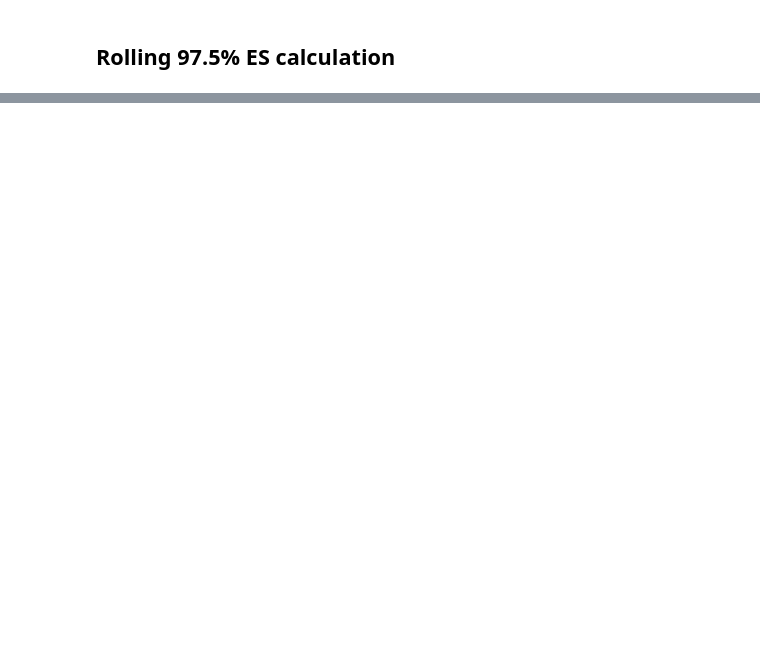
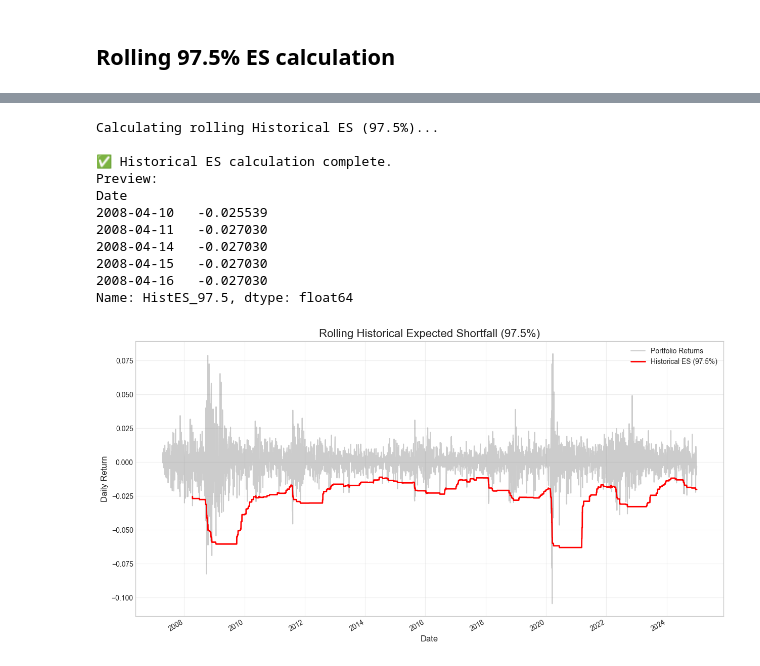
Before and after one commit to siddhantgopi/Project-Janus-Adaptive-Tail-Risk-and-Regime-Aware-VaR-Modeling, a Jupyter notebook: notebooks/08_capital_mapping.ipynb, the cells around one changed output, grey strips where cells are left out. Cells and saved outputs as stored; diff of their text form; code cells hidden in the pictures; blank space fills up the shorter version.

Commit message:
cap_map_hist

```diff
--- a/notebooks/08_capital_mapping.ipynb
+++ b/notebooks/08_capital_mapping.ipynb
@@ -197,0 +24,51 @@ No data to plot after combining ES series.
+# %%
+# --- Calculate Rolling Historical ES ---
+print("Calculating rolling Historical ES (97.5%)...")
+rolling_returns_series = returns_series.rolling(window=WINDOW)
+
+# Calculate the rolling 97.5% VaR (needed as the threshold for ES)
+# This will be a Series
+historical_var_975_series = returns_series.rolling(window=WINDOW).quantile(ES_ALPHA)
+
+# --- CORRECTED LAMBDA FUNCTION ---
+# x is now a Series (the window), compare it directly to the scalar VaR
+historical_es_975 = rolling_returns_series.apply(
+    lambda x: x[x < historical_var_975_series.loc[x.index[-1]]].mean(),
+    raw=False # Use raw=False for correct indexing with .loc
+).rename('HistES_97.5') # Rename the resulting Series directly
+
+# Drop initial NaNs
+historical_es_975.dropna(inplace=True)
+
+print("\n✅ Historical ES calculation complete.")
+print("Preview:")
+print(historical_es_975.head())
+
+# --- Plot the results ---
+plt.style.use('seaborn-v0_8-whitegrid')
+fig, ax = plt.subplots(figsize=(15, 8))
+
+returns_series.plot(ax=ax, color='gray', alpha=0.4, label='Portfolio Returns')
+historical_es_975.plot(ax=ax, color='red', linewidth=2, label='Historical ES (97.5%)') # Plot Series directly
+
+ax.set_title('Rolling Historical Expected Shortfall (97.5%)', fontsize=16)
+ax.set_ylabel('Daily Return', fontsize=12)
+ax.set_xlabel('Date', fontsize=12)
+ax.legend()
+plt.grid(True, alpha=0.3)
+plt.show()
+
+hist_es = historical_es_975 # Save the resulting Series
+# %% [output]
+Calculating rolling Historical ES (97.5%)...
+
+✅ Historical ES calculation complete.
+Preview:
+Date
+2008-04-10   -0.025539
+2008-04-11   -0.027030
+2008-04-14   -0.027030
+2008-04-15   -0.027030
+2008-04-16   -0.027030
+Name: HistES_97.5, dtype: float64
+[figure, added]
```
Also changed, not shown: parts of 1 cell of this notebook.
